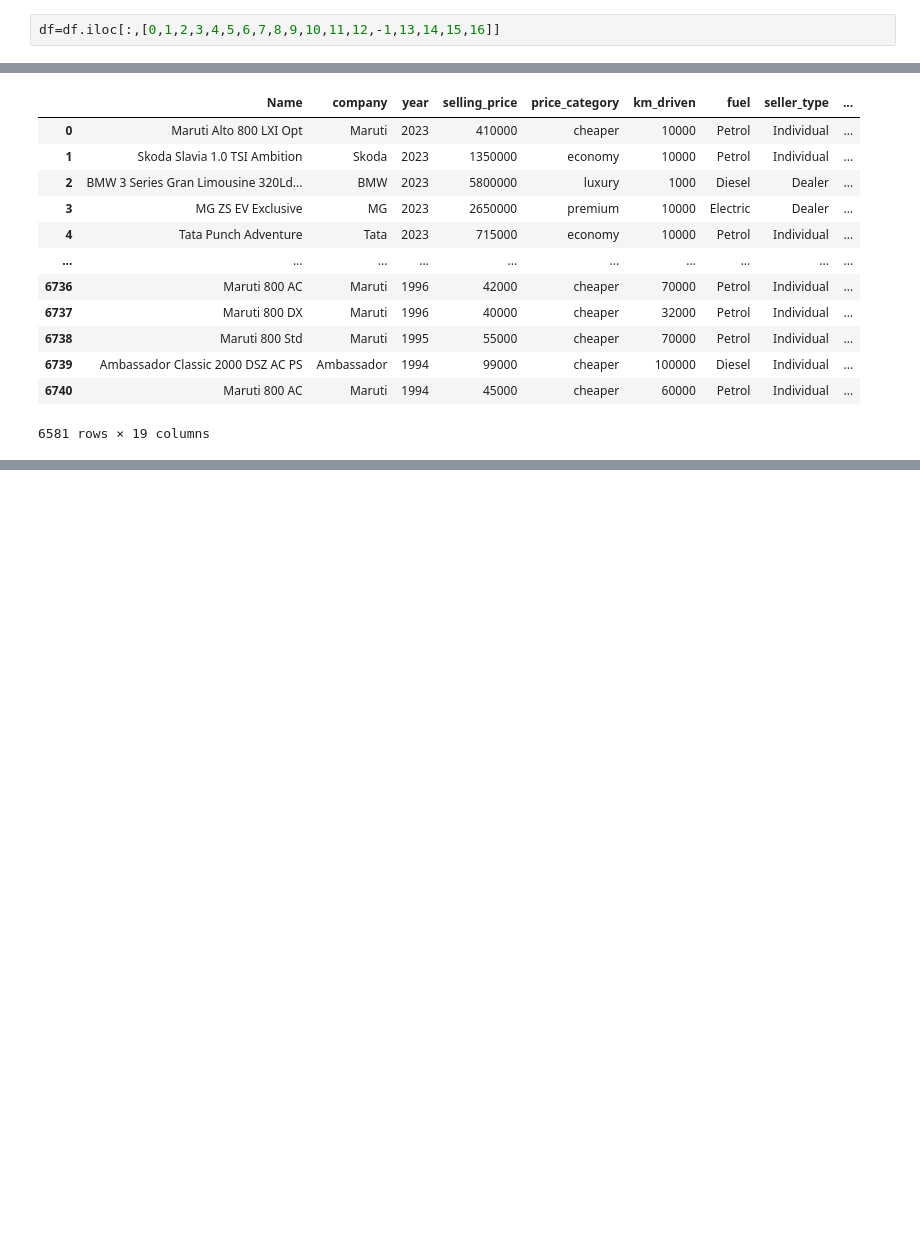
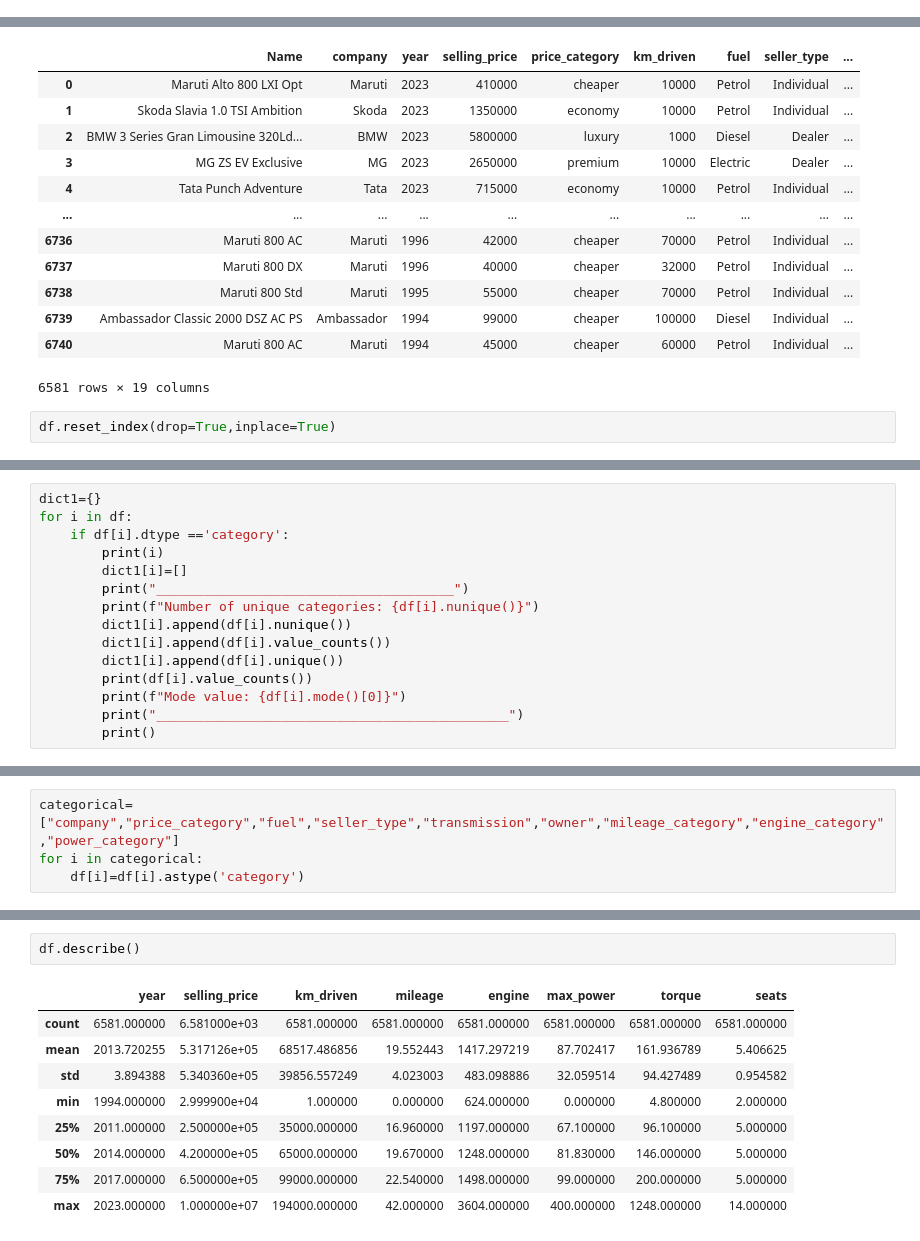
Before and after one commit to aruncb2/pandas, a Jupyter notebook: reading_files_to_df.ipynb, the cells around one changed output, grey strips where cells are left out. Cells and saved outputs as stored; diff of their text form; blank space fills up the shorter version.

```diff
--- a/reading_files_to_df.ipynb
+++ b/reading_files_to_df.ipynb
@@ -777,2 +824,0 @@ df.iloc[:,[0,1,2,3,4,5,6,7,8,9,10,11,12,-1,13,14,15,16]]
-# %%
-df=df.iloc[:,[0,1,2,3,4,5,6,7,8,9,10,11,12,-1,13,14,15,16]]
@@ -862,3 +892,5 @@ df
 | 6739 | Ambassador Classic 2000 DSZ AC PS | Ambassador | 1994 | 99000 | cheaper | 100000 | Diesel | Individual | ... |
 | 6740 | Maruti 800 AC | Maruti | 1994 | 45000 | cheaper | 60000 | Petrol | Individual | ... |
 6581 rows × 19 columns
+# %%
+df.reset_index(drop=True,inplace=True)
@@ -864,0 +958,15 @@ df
+# %%
+dict1={}
+for i in df:
+    if df[i].dtype =='category':
+        print(i)
+        dict1[i]=[]
+        print("______________________________________")
+        print(f"Number of unique categories: {df[i].nunique()}")
+        dict1[i].append(df[i].nunique())
+        dict1[i].append(df[i].value_counts())
+        dict1[i].append(df[i].unique())
+        print(df[i].value_counts())
+        print(f"Mode value: {df[i].mode()[0]}")
+        print("_____________________________________________")
+        print()
@@ -864,0 +1018,4 @@ df
+# %%
+categorical=["company","price_category","fuel","seller_type","transmission","owner","mileage_category","engine_category","power_category"]
+for i in categorical:
+    df[i]=df[i].astype('category')
@@ -864,0 +1045,12 @@ df
+# %%
+df.describe()
+# %% [output]
+|  | year | selling_price | km_driven | mileage | engine | max_power | torque | seats |
+| count | 6581.000000 | 6.581000e+03 | 6581.000000 | 6581.000000 | 6581.000000 | 6581.000000 | 6581.000000 | 6581.000000 |
+| mean | 2013.720255 | 5.317126e+05 | 68517.486856 | 19.552443 | 1417.297219 | 87.702417 | 161.936789 | 5.406625 |
+| std | 3.894388 | 5.340360e+05 | 39856.557249 | 4.023003 | 483.098886 | 32.059514 | 94.427489 | 0.954582 |
+| min | 1994.000000 | 2.999900e+04 | 1.000000 | 0.000000 | 624.000000 | 0.000000 | 4.800000 | 2.000000 |
+| 25% | 2011.000000 | 2.500000e+05 | 35000.000000 | 16.960000 | 1197.000000 | 67.100000 | 96.100000 | 5.000000 |
+| 50% | 2014.000000 | 4.200000e+05 | 65000.000000 | 19.670000 | 1248.000000 | 81.830000 | 146.000000 | 5.000000 |
+| 75% | 2017.000000 | 6.500000e+05 | 99000.000000 | 22.540000 | 1498.000000 | 99.000000 | 200.000000 | 5.000000 |
+| max | 2023.000000 | 1.000000e+07 | 194000.000000 | 42.000000 | 3604.000000 | 400.000000 | 1248.000000 | 14.000000 |
```
Also changed, not shown: parts of 31 cells of this notebook.
